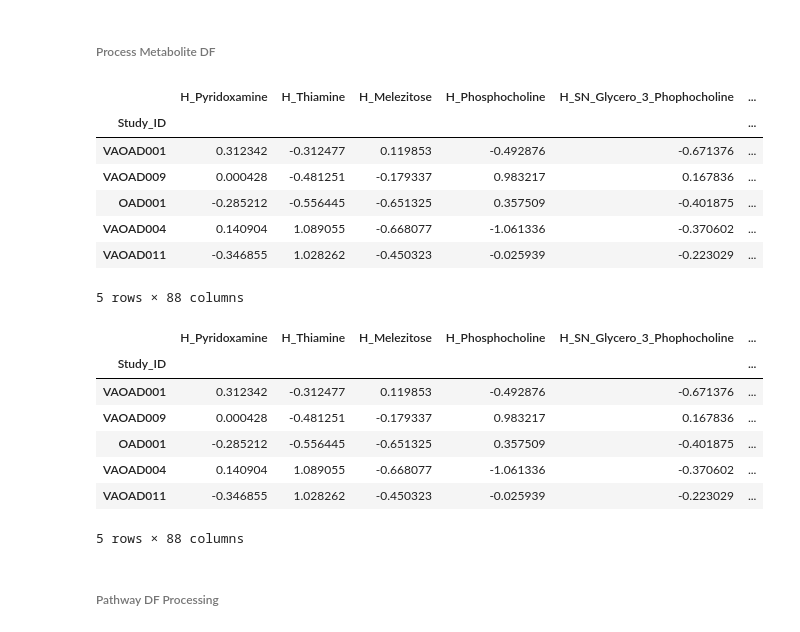
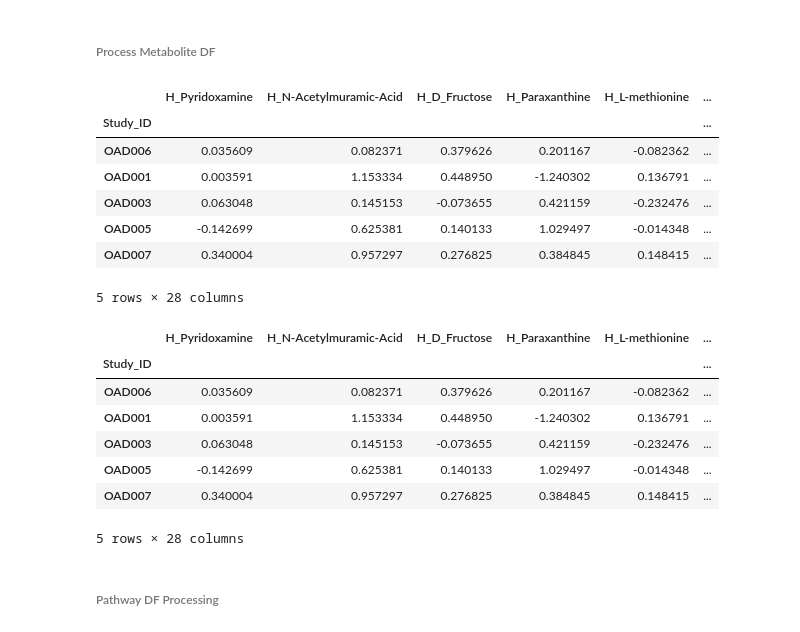
Before and after one commit to kbpi314/oa, a Jupyter notebook: code/oa_v4.ipynb, the cells around one changed output. Drawn from its saved outputs; the diff is of its cells as text; code cells hidden in the pictures.

```diff
--- a/code/oa_v4.ipynb
+++ b/code/oa_v4.ipynb
@@ -693,3 +712,42 @@ WilcoxonResult(statistic=5.0, pvalue=0.625)
 | VAOAD012 | 0.535614 | GCGTGGTCATTA | CCGGACTACHVGGGTWTCTAAT | All | pre | VAOAD-012.pre.saliva | ... |
 | VAOAD009 | NaN | TTGGACGTCCAC | CCGGACTACHVGGGTWTCTAAT | All | pre | VAOAD-009.pre.saliva | ... |
 6 rows × 205 columns
+# %%
+# pre vs post for RESPONDERS only
+
+# paired beta, comparing intra-indiv difference pre_post to inter pre and inter post
+g_test = ['stool_adh','saliva_adh']
+sg = ['response', 'noresponse']
+for g in g_test: #subgroups:
+    print(g)
+    for s in sg:
+        print(s)
+        df = pd.read_csv(path + 'outputs/Qiime2_' + g + '_' + s + '/metadata.tsv', sep='\t', index_col=0)
+        df = df.drop('#q2:types')
+
+        print('alpha wilcoxon')
+        df = df.dropna(subset=['Timepoints','shannon_entropy'])
+        df['shannon_entropy'] = df['shannon_entropy'].astype(float)
+        df_pre = df[df['Timepoints'] == 'pre']
+        df_post = df[df['Timepoints'] == 'post']
+
+        common_idx = list(set(df_pre.HostSubjectId.values).intersection(set(df_post.HostSubjectId.values)))
+        df_pre = df_pre[df_pre.HostSubjectId.isin(common_idx)]
+        df_post = df_post[df_post.HostSubjectId.isin(common_idx)]
+
+        W, p = scipy.stats.wilcoxon(df_pre['shannon_entropy'].values, df_post['shannon_entropy'].values)
+        print(W,p)
+
+        df = pd.concat([df_pre, df_post])
+        ax = sns.swarmplot(data=df, x='Timepoint', y='shannon_entropy', hue='Timepoint', palette=['b','r'], orient='v')
+        for (x0, y0), (x1, y1) in zip(ax.collections[0].get_offsets(), ax.collections[1].get_offsets()):
+            ax.plot([x0, x1], [y0, y1], color='black', ls=':', zorder=0)
+        sns.boxplot(data=df, x='Timepoint', y='shannon_entropy', orient='v', hue='Timepoint', boxprops=dict(alpha=.3))
+        sns.despine()
+
+        plt.tight_layout()
+        plt.savefig(path + 'outputs/jobs18/alpha_' + g + '_' + s + '.pdf')
+        plt.close()
+
+
+df_a.head()
@@ -966,37 +1075,36 @@ gt_to_otu[g][t].head()
 # %%
 # Metabolome testing
 gdt_to_df = {}
-for g in ['saliva','stool']:
+for g in ['saliva','stool','plasma']:
     gdt_to_df[g] = {}
     for d in ['paired_beta']: # just arbitrarily
         gdt_to_df[g][d] = {}
-        df_merge = dfd_to_merge[g + '_adh'][d]
         df_meta = pd.read_csv(path + 'inputs/' + g + '_normalized.csv')
 
         # split on timepoint
         for t in ['Baseline','After diet']:
             df = df_meta[df_meta['Time'] == t]
             df = df.set_index('Study_ID')
             df.index = df.index.map(lambda x: x.split('_')[0])
             df = df.drop('Time',axis=1)
             gdt_to_df[g][d][t] = df
 
         gdt_to_df[g][d]['diff'] = gdt_to_df[g][d]['After diet'] - gdt_to_df[g][d]['Baseline']
 
 gdt_to_df[g][d][t].head()
 # %% [output]
-|  | H_Pyridoxamine | H_Thiamine | H_Melezitose | H_Phosphocholine | H_SN_Glycero_3_Phophocholine | ... |
+|  | H_Pyridoxamine | H_N-Acetylmuramic-Acid | H_D_Fructose | H_Paraxanthine | H_L-methionine | ... |
 | Study_ID |  |  |  |  |  | ... |
-| VAOAD001 | 0.312342 | -0.312477 | 0.119853 | -0.492876 | -0.671376 | ... |
-| VAOAD009 | 0.000428 | -0.481251 | -0.179337 | 0.983217 | 0.167836 | ... |
-| OAD001 | -0.285212 | -0.556445 | -0.651325 | 0.357509 | -0.401875 | ... |
-| VAOAD004 | 0.140904 | 1.089055 | -0.668077 | -1.061336 | -0.370602 | ... |
-| VAOAD011 | -0.346855 | 1.028262 | -0.450323 | -0.025939 | -0.223029 | ... |
+| OAD006 | 0.035609 | 0.082371 | 0.379626 | 0.201167 | -0.082362 | ... |
+| OAD001 | 0.003591 | 1.153334 | 0.448950 | -1.240302 | 0.136791 | ... |
+| OAD003 | 0.063048 | 0.145153 | -0.073655 | 0.421159 | -0.232476 | ... |
+| OAD005 | -0.142699 | 0.625381 | 0.140133 | 1.029497 | -0.014348 | ... |
+| OAD007 | 0.340004 | 0.957297 | 0.276825 | 0.384845 | 0.148415 | ... |
-5 rows × 88 columns
+5 rows × 28 columns
 # %%
 # Metabolome testing
 gt_to_meta = {}
-for g in ['saliva','stool']:
+for g in ['saliva','stool','plasma']:
     gt_to_meta[g] = {}
     df_meta = pd.read_csv(path + 'inputs/' + g + '_normalized.csv')
 
@@ -1021,14 +1129,14 @@ for g in ['saliva','stool']:
 
 gt_to_meta[g][t].head()
 # %% [output]
-|  | H_Pyridoxamine | H_Thiamine | H_Melezitose | H_Phosphocholine | H_SN_Glycero_3_Phophocholine | ... |
+|  | H_Pyridoxamine | H_N-Acetylmuramic-Acid | H_D_Fructose | H_Paraxanthine | H_L-methionine | ... |
 | Study_ID |  |  |  |  |  | ... |
-| VAOAD001 | 0.312342 | -0.312477 | 0.119853 | -0.492876 | -0.671376 | ... |
-| VAOAD009 | 0.000428 | -0.481251 | -0.179337 | 0.983217 | 0.167836 | ... |
-| OAD001 | -0.285212 | -0.556445 | -0.651325 | 0.357509 | -0.401875 | ... |
-| VAOAD004 | 0.140904 | 1.089055 | -0.668077 | -1.061336 | -0.370602 | ... |
-| VAOAD011 | -0.346855 | 1.028262 | -0.450323 | -0.025939 | -0.223029 | ... |
+| OAD006 | 0.035609 | 0.082371 | 0.379626 | 0.201167 | -0.082362 | ... |
+| OAD001 | 0.003591 | 1.153334 | 0.448950 | -1.240302 | 0.136791 | ... |
+| OAD003 | 0.063048 | 0.145153 | -0.073655 | 0.421159 | -0.232476 | ... |
+| OAD005 | -0.142699 | 0.625381 | 0.140133 | 1.029497 | -0.014348 | ... |
+| OAD007 | 0.340004 | 0.957297 | 0.276825 | 0.384845 | 0.148415 | ... |
-5 rows × 88 columns
+5 rows × 28 columns
 # %% [markdown]
 ###### Pathway DF Processing ######
 # %%
```
Also changed, not shown: parts of 46 cells of this notebook, 2 other files.
